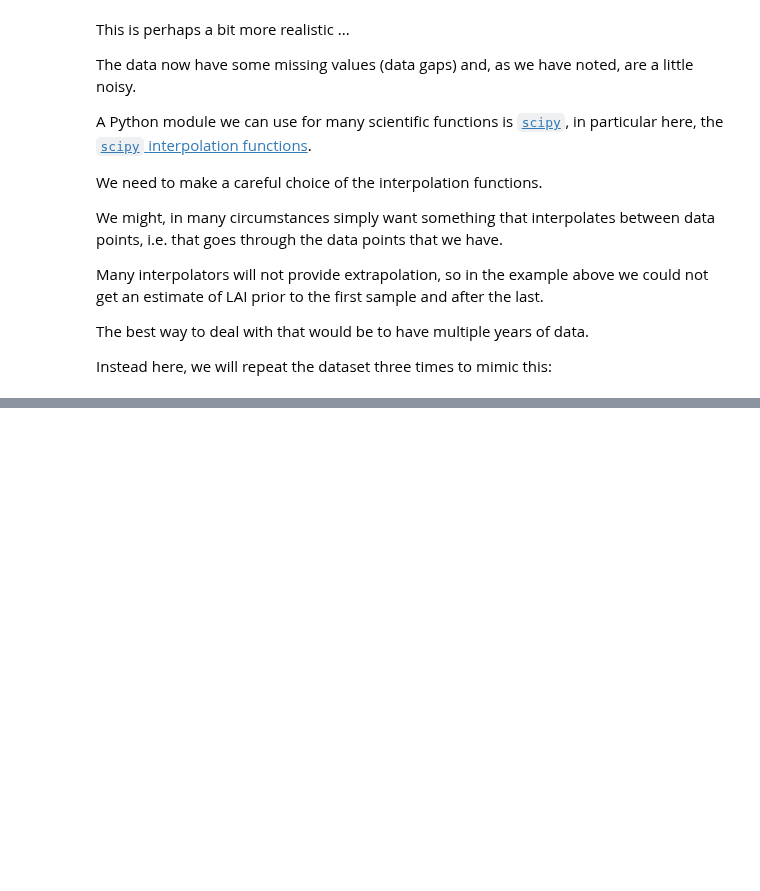
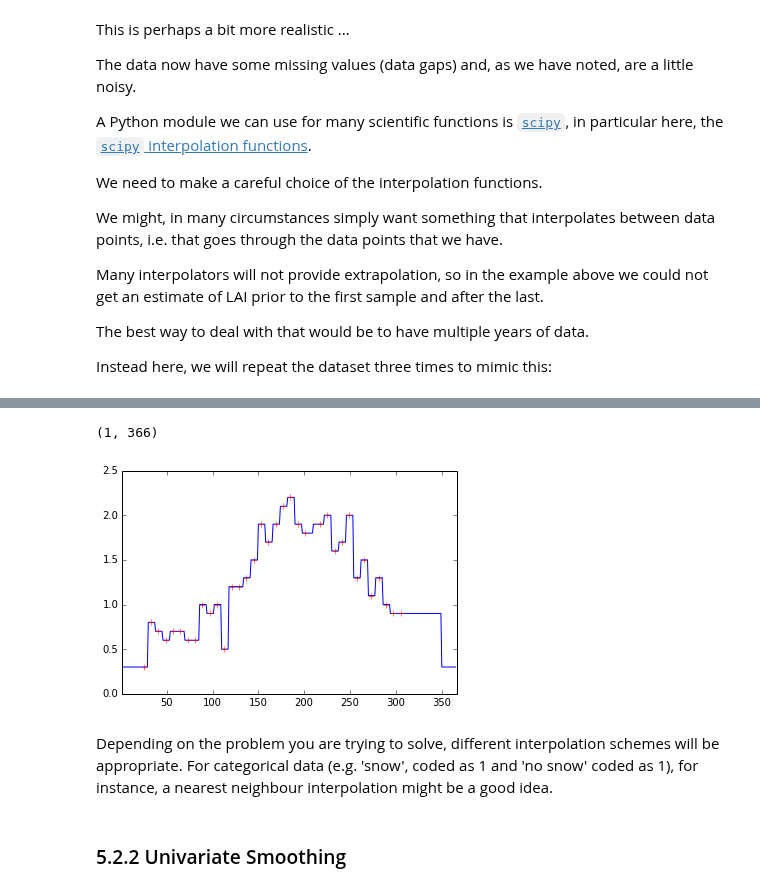
Before and after one commit to profLewis/geogg122, a Jupyter notebook: Chapter5_Interpolation/Interpolation.ipynb, the cells around one changed output, grey strips where cells are left out. Cells and saved outputs as stored; diff of their text form; code cells hidden in the pictures; blank space fills up the shorter version.

```diff
--- a/Chapter5_Interpolation/Interpolation.ipynb
+++ b/Chapter5_Interpolation/Interpolation.ipynb
@@ -663,0 +664,14 @@ plt.xlim(1,366)
+# %%
+# nearest neighbour interpolation
+f = interpolate.interp1d(x_extend,y_extend,kind='nearest')
+ynew = f(xnew)
+plt.plot(xnew,ynew)
+plt.plot(x_,y_,'r+')
+plt.xlim(1,366)
+# %% [output]
+(1, 366)
+[figure, added]
+# %% [markdown]
+Depending on the problem you are trying to solve, different interpolation schemes will be appropriate. For categorical data (e.g. 'snow', coded as 1 and 'no snow' coded as 1), for instance, a nearest neighbour interpolation might be a good idea.
+# %% [markdown]
+### 5.2.2 Univariate Smoothing
```
Also changed, not shown: parts of 27 cells of this notebook, 5 other files.
